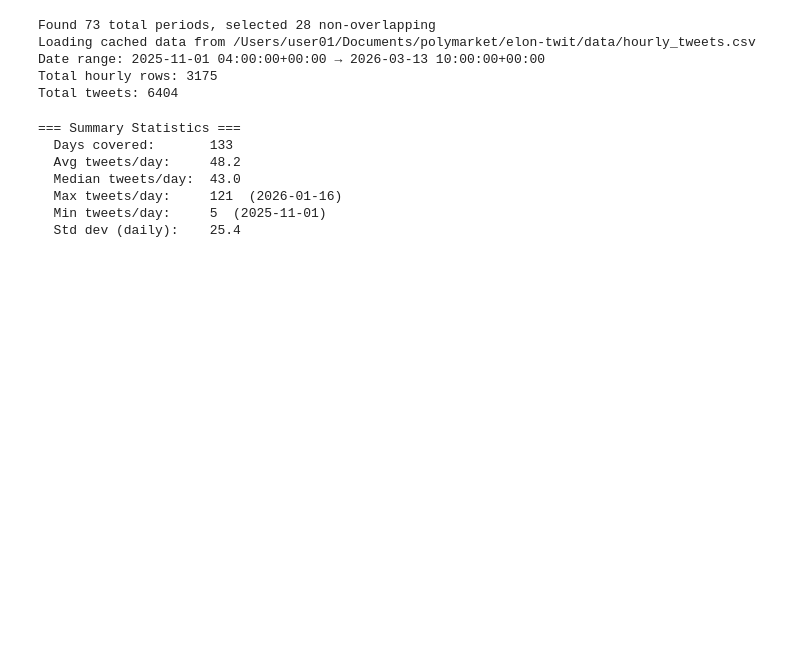
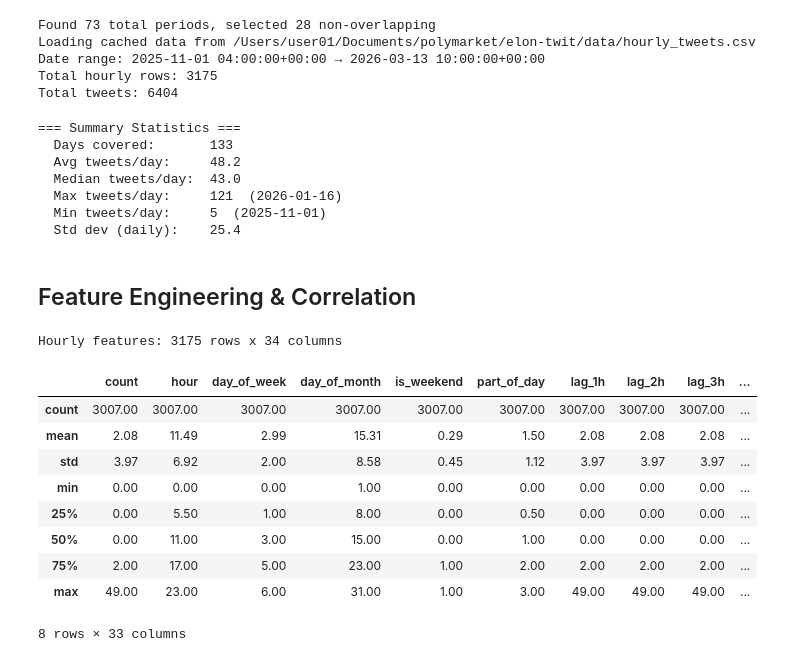
Before and after one commit to SoulCRYSIS/elon-twit-analysis, a Jupyter notebook: main.ipynb, the cells around one changed output. Drawn from its saved outputs; the diff is of its cells as text; code cells hidden in the pictures; blank space fills up the shorter version.

```diff
--- a/main.ipynb
+++ b/main.ipynb
@@ -94,3 +94,23 @@ hourly_heatmap(df).show()
 from visualize import cumulative_chart
 
 cumulative_chart(df, periods).show()
+# %% [markdown]
+## Feature Engineering & Correlation
+# %%
+from features import build_hourly_features, compute_correlations
+
+hf = build_hourly_features(df)
+print(f"Hourly features: {hf.shape[0]} rows x {hf.shape[1]} columns")
+hf.dropna().describe().round(2)
+# %% [output]
+Hourly features: 3175 rows x 34 columns
+|  | count | hour | day_of_week | day_of_month | is_weekend | part_of_day | lag_1h | lag_2h | lag_3h | ... |
+| count | 3007.00 | 3007.00 | 3007.00 | 3007.00 | 3007.00 | 3007.00 | 3007.00 | 3007.00 | 3007.00 | ... |
+| mean | 2.08 | 11.49 | 2.99 | 15.31 | 0.29 | 1.50 | 2.08 | 2.08 | 2.08 | ... |
+| std | 3.97 | 6.92 | 2.00 | 8.58 | 0.45 | 1.12 | 3.97 | 3.97 | 3.97 | ... |
+| min | 0.00 | 0.00 | 0.00 | 1.00 | 0.00 | 0.00 | 0.00 | 0.00 | 0.00 | ... |
+| 25% | 0.00 | 5.50 | 1.00 | 8.00 | 0.00 | 0.50 | 0.00 | 0.00 | 0.00 | ... |
+| 50% | 0.00 | 11.00 | 3.00 | 15.00 | 0.00 | 1.00 | 0.00 | 0.00 | 0.00 | ... |
+| 75% | 2.00 | 17.00 | 5.00 | 23.00 | 1.00 | 2.00 | 2.00 | 2.00 | 2.00 | ... |
+| max | 49.00 | 23.00 | 6.00 | 31.00 | 1.00 | 3.00 | 49.00 | 49.00 | 49.00 | ... |
+8 rows × 33 columns
```
Also changed, not shown: parts of 10 cells of this notebook, 4 other files.
